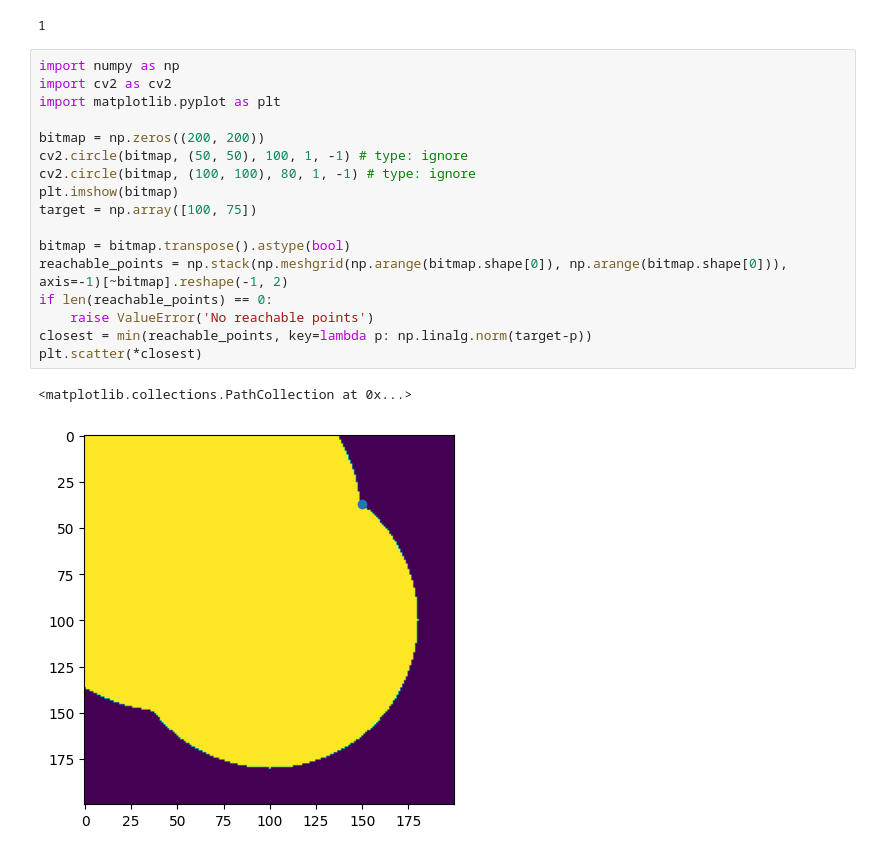
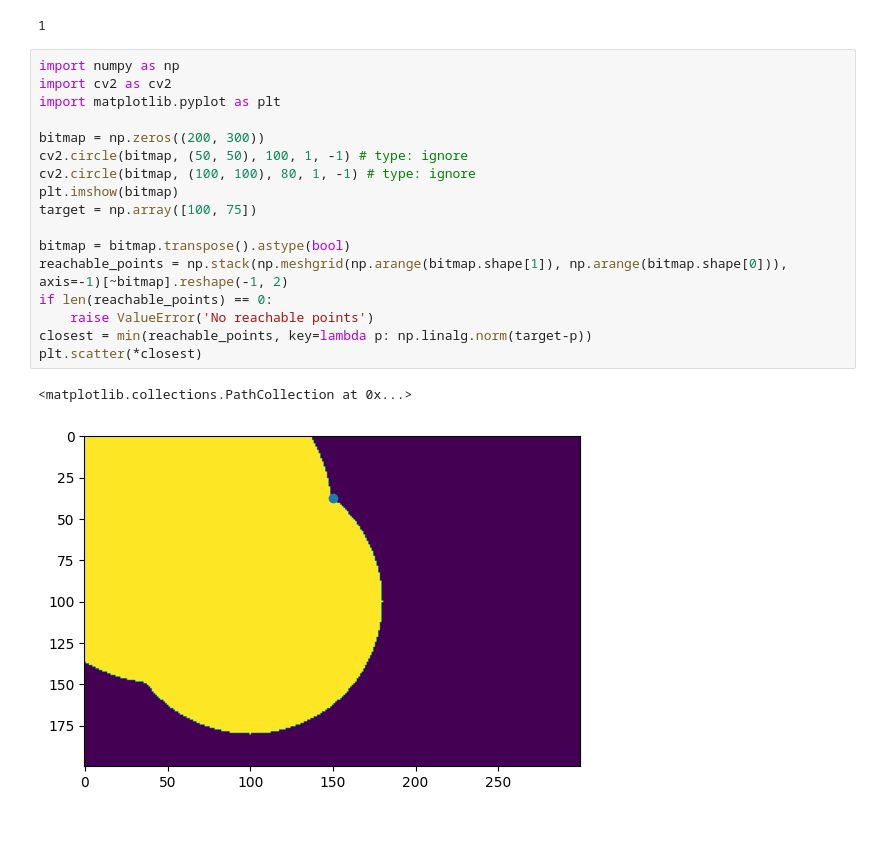
Before and after one commit to n04ka/youBot-brick-layer, a Jupyter notebook: debug.ipynb, the cells around one changed output. Drawn from its saved outputs; the diff is of its cells as text; blank space fills up the shorter version.

```diff
--- a/debug.ipynb
+++ b/debug.ipynb
@@ -335,20 +335,20 @@ Target: -2.4766457257565766
 # %%
 import numpy as np
 import cv2 as cv2
 import matplotlib.pyplot as plt
 
-bitmap = np.zeros((200, 200))
+bitmap = np.zeros((200, 300))
 cv2.circle(bitmap, (50, 50), 100, 1, -1) # type: ignore
 cv2.circle(bitmap, (100, 100), 80, 1, -1) # type: ignore
 plt.imshow(bitmap)
 target = np.array([100, 75])
 
 bitmap = bitmap.transpose().astype(bool)
-reachable_points = np.stack(np.meshgrid(np.arange(bitmap.shape[0]), np.arange(bitmap.shape[0])), axis=-1)[~bitmap].reshape(-1, 2)
+reachable_points = np.stack(np.meshgrid(np.arange(bitmap.shape[1]), np.arange(bitmap.shape[0])), axis=-1)[~bitmap].reshape(-1, 2)
 if len(reachable_points) == 0:
     raise ValueError('No reachable points')
 closest = min(reachable_points, key=lambda p: np.linalg.norm(target-p))
 plt.scatter(*closest)
 # %% [output]
 <matplotlib.collections.PathCollection at 0x...>
-[figure, old version]
+[figure, new version]
```
Also changed, not shown: parts of 27 cells of this notebook, 15 other files.
